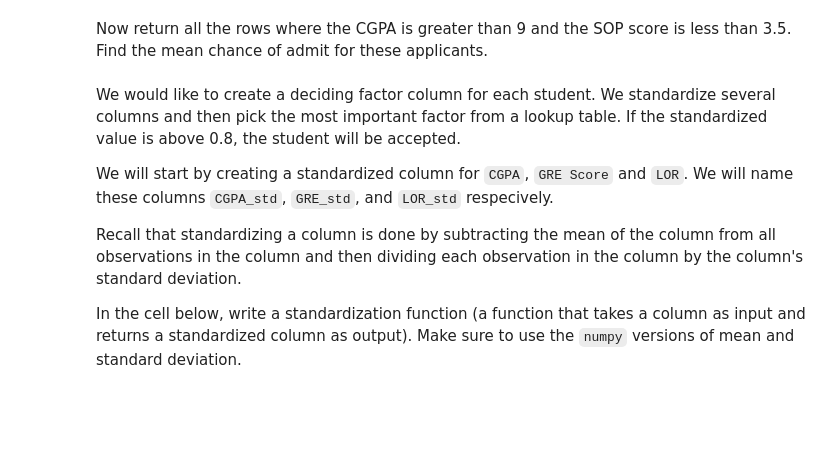
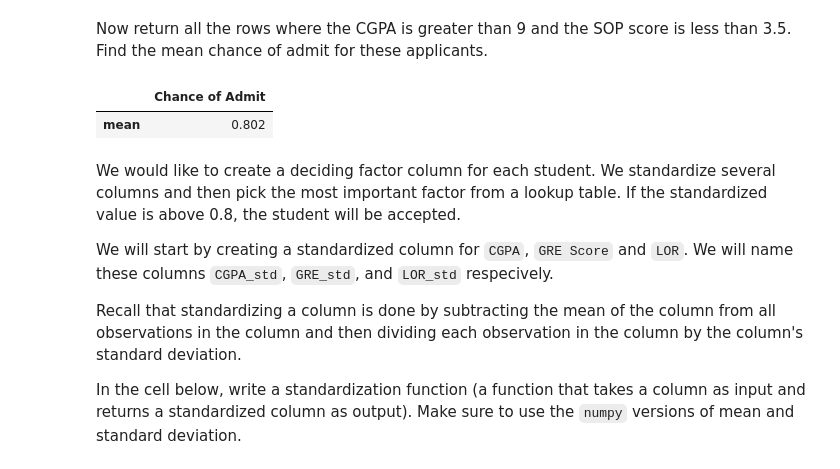
Before and after one commit to ta-data-lis/lab-advanced-pandas, a Jupyter notebook: your-code/main.ipynb, the cells around one changed output. Saved outputs shown, nothing was run; the diff lists cells and outputs as text; code cells hidden in the pictures; blank space fills up the shorter version.

```diff
--- a/your-code/main.ipynb
+++ b/your-code/main.ipynb
@@ -152,3 +160,9 @@ Now return all the rows where the CGPA is greater than 9 and the SOP score is le
+# %%
+# your code here
+new_adm[(new_adm['CGPA'] > 9) & (new_adm['SOP'] < 3.5)].agg({"Chance of Admit ":["mean"]})
+# %% [output]
+|  | Chance of Admit |
+| mean | 0.802 |
 # %% [markdown]
 We would like to create a deciding factor column for each student. We standardize several columns and then pick the most important factor from a lookup table. If the standardized value is above 0.8, the student will be accepted.
 
```
Also changed, not shown: parts of 12 cells of this notebook.
